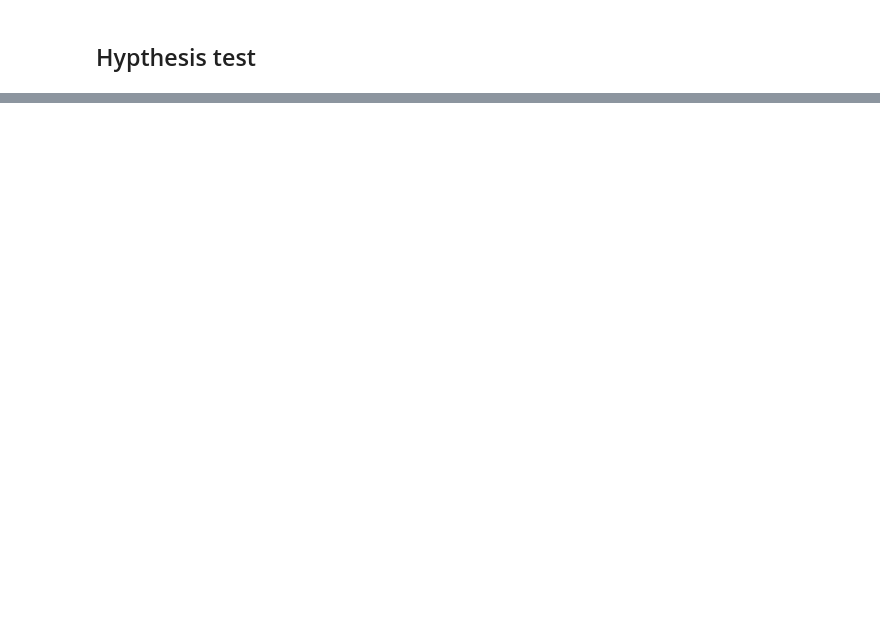
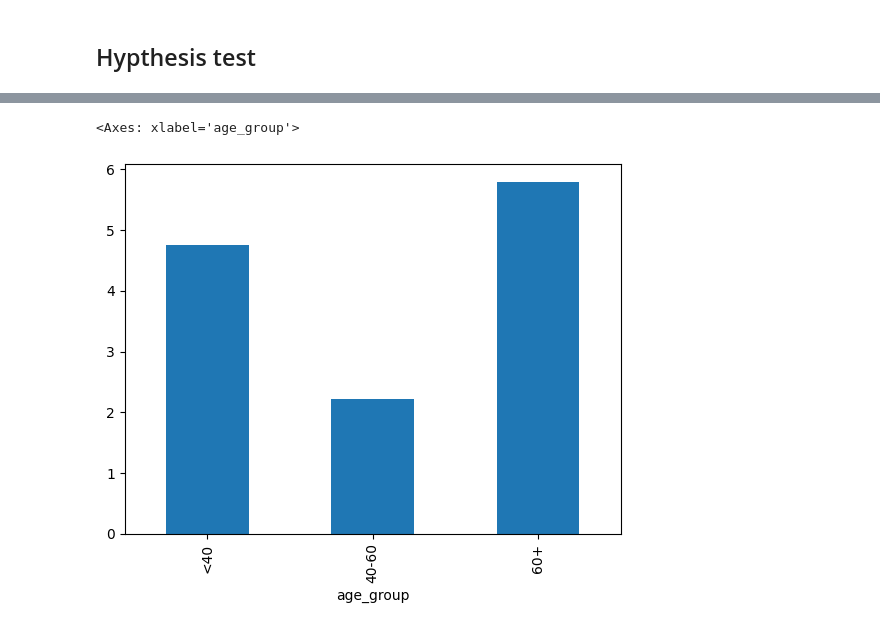
Before and after one commit to mosijituo049/vanguard-ab-test, a Jupyter notebook: notebook/funnel_analysis.ipynb, the cells around one changed output, grey strips where cells are left out. Drawn from its saved outputs; the diff is of its cells as text; code cells hidden in the pictures; blank space fills up the shorter version.

```diff
--- a/notebook/funnel_analysis.ipynb
+++ b/notebook/funnel_analysis.ipynb
@@ -56,0 +333,16 @@ $H_1$: p_test - p_control ≠ 0
+# %%
+steps = [
+    'start',
+    'step_1',
+    'step_2',
+    'step_3',
+    'confirm'
+]
+
+age_funnel = (
+    df_seg
+    .groupby(['age_group', 'variation'])[steps]
+    .sum()
+)
+
+age_funnel
@@ -56,0 +426,15 @@ $H_1$: p_test - p_control ≠ 0
+# %%
+lift = (
+    age_funnel_pct['confirm']
+    .unstack()
+)
+
+lift['lift'] = (
+    lift['Test']
+    - lift['Control']
+)
+
+lift['lift'].plot.bar()
+# %% [output]
+<Axes: xlabel='age_group'>
+[figure, added]
```
Also changed, not shown: parts of 18 cells of this notebook, 18 other files.
